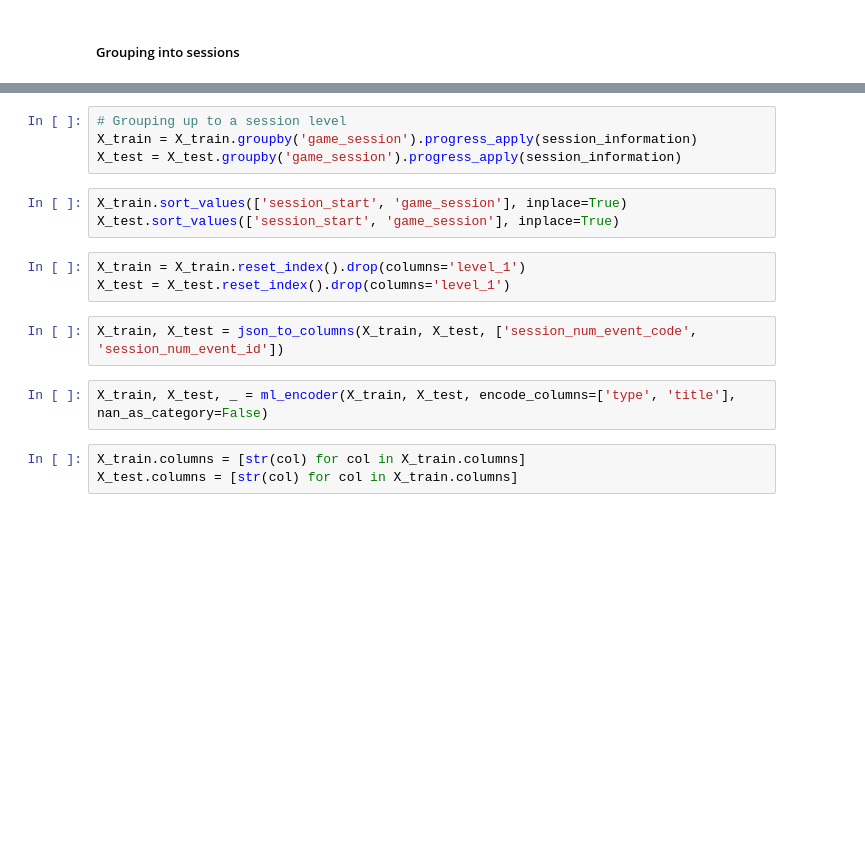
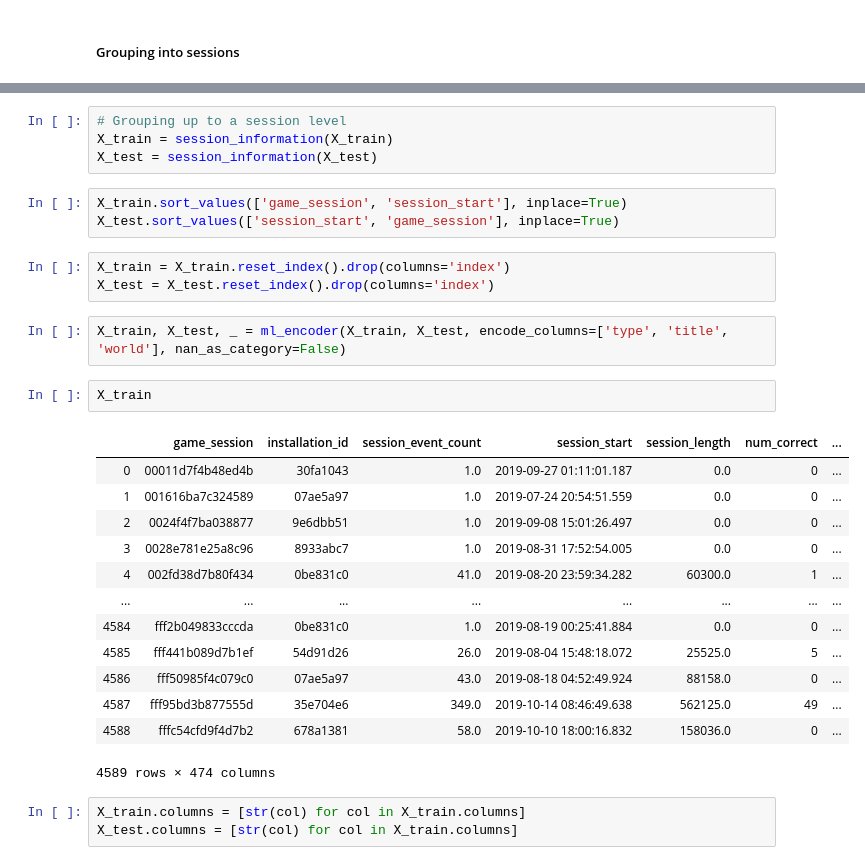
Before and after one commit to JakeCherrie/pbs-media-and-early-chieldhood-education, a Jupyter notebook: notebooks/pbs_early_learning.ipynb, the cells around one changed output, grey strips where cells are left out. Cells and saved outputs as stored; diff of their text form; blank space fills up the shorter version.

```diff
--- a/notebooks/pbs_early_learning.ipynb
+++ b/notebooks/pbs_early_learning.ipynb
@@ -314,17 +406,31 @@ def session_information(df):
 # %%
 # Grouping up to a session level
-X_train = X_train.groupby('game_session').progress_apply(session_information)
-X_test = X_test.groupby('game_session').progress_apply(session_information)
+X_train = session_information(X_train)
+X_test = session_information(X_test)
 # %%
-X_train.sort_values(['session_start', 'game_session'], inplace=True)
+X_train.sort_values(['game_session', 'session_start'], inplace=True)
 X_test.sort_values(['session_start', 'game_session'], inplace=True)
 # %%
-X_train = X_train.reset_index().drop(columns='level_1')
-X_test = X_test.reset_index().drop(columns='level_1')
+X_train = X_train.reset_index().drop(columns='index')
+X_test = X_test.reset_index().drop(columns='index')
-# %%
-X_train, X_test = json_to_columns(X_train, X_test, ['session_num_event_code', 'session_num_event_id'])
 # %%
-X_train, X_test, _ = ml_encoder(X_train, X_test, encode_columns=['type', 'title'], nan_as_category=False)
+X_train, X_test, _ = ml_encoder(X_train, X_test, encode_columns=['type', 'title', 'world'], nan_as_category=False)
+# %%
+X_train
+# %% [output]
+|  | game_session | installation_id | session_event_count | session_start | session_length | num_correct | ... |
+| 0 | 00011d7f4b48ed4b | 30fa1043 | 1.0 | 2019-09-27 01:11:01.187 | 0.0 | 0 | ... |
+| 1 | 001616ba7c324589 | 07ae5a97 | 1.0 | 2019-07-24 20:54:51.559 | 0.0 | 0 | ... |
+| 2 | 0024f4f7ba038877 | 9e6dbb51 | 1.0 | 2019-09-08 15:01:26.497 | 0.0 | 0 | ... |
+| 3 | 0028e781e25a8c96 | 8933abc7 | 1.0 | 2019-08-31 17:52:54.005 | 0.0 | 0 | ... |
+| 4 | 002fd38d7b80f434 | 0be831c0 | 41.0 | 2019-08-20 23:59:34.282 | 60300.0 | 1 | ... |
+| ... | ... | ... | ... | ... | ... | ... | ... |
+| 4584 | fff2b049833cccda | 0be831c0 | 1.0 | 2019-08-19 00:25:41.884 | 0.0 | 0 | ... |
+| 4585 | fff441b089d7b1ef | 54d91d26 | 26.0 | 2019-08-04 15:48:18.072 | 25525.0 | 5 | ... |
+| 4586 | fff50985f4c079c0 | 07ae5a97 | 43.0 | 2019-08-18 04:52:49.924 | 88158.0 | 0 | ... |
+| 4587 | fff95bd3b877555d | 35e704e6 | 349.0 | 2019-10-14 08:46:49.638 | 562125.0 | 49 | ... |
+| 4588 | fffc54cfd9f4d7b2 | 678a1381 | 58.0 | 2019-10-10 18:00:16.832 | 158036.0 | 0 | ... |
+4589 rows × 474 columns
 # %%
 X_train.columns = [str(col) for col in X_train.columns]
 X_test.columns = [str(col) for col in X_train.columns]
```
Also changed, not shown: parts of 49 cells of this notebook.
